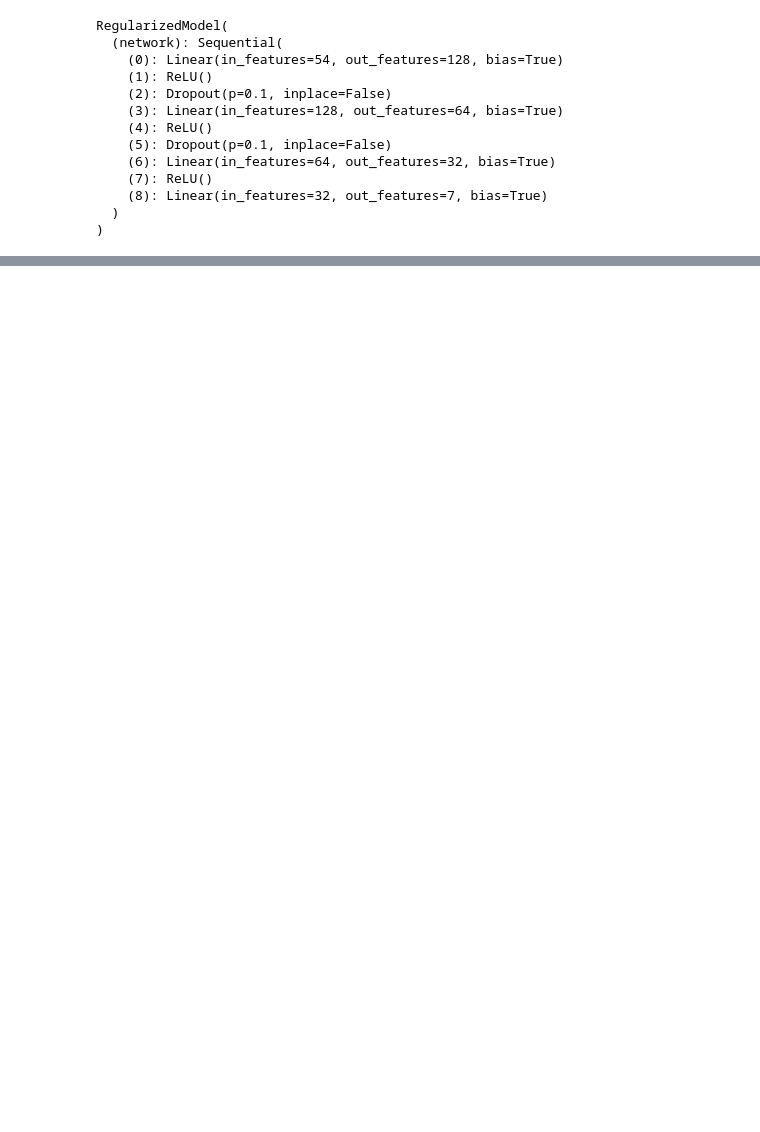
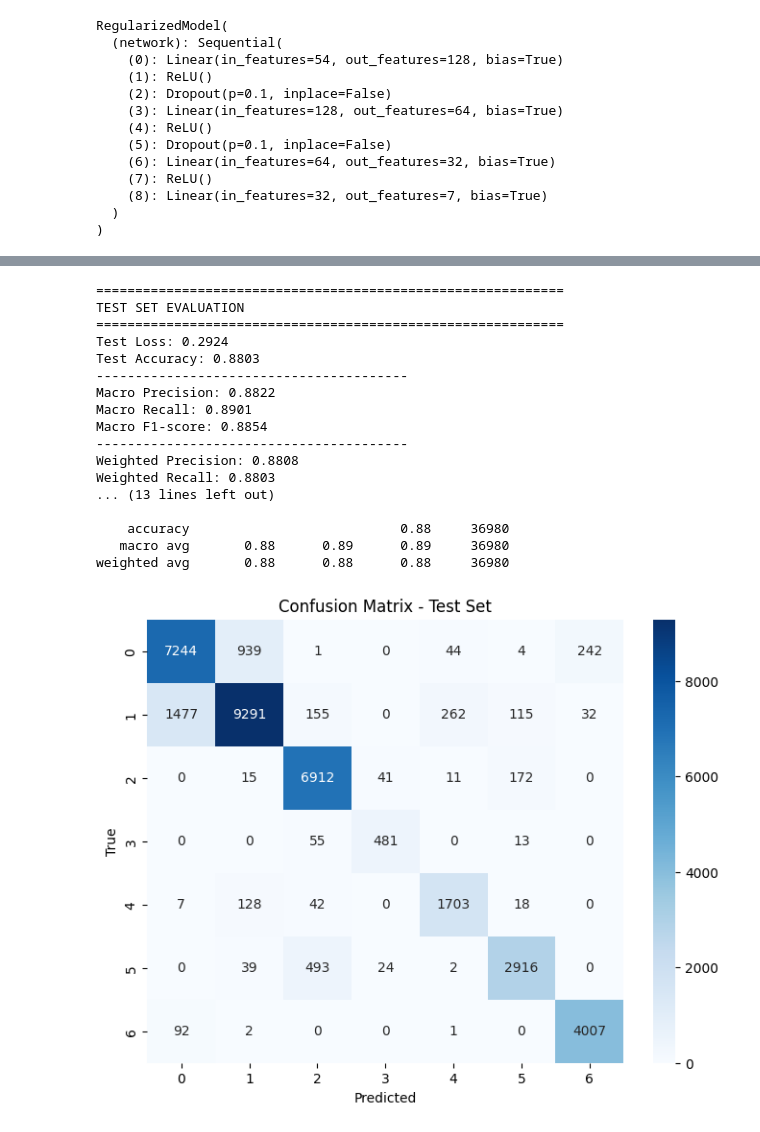
Before and after one commit to mabdellmohsenn/DL-AI46-SV, a Jupyter notebook: Task 2/Covertype-DL.ipynb, the cells around one changed output, grey strips where cells are left out. Drawn from its saved outputs; the diff is of its cells as text; code cells hidden in the pictures; blank space fills up the shorter version.

```diff
--- a/Task 2/Covertype-DL.ipynb
+++ b/Task 2/Covertype-DL.ipynb
@@ -680,0 +841,21 @@ plot_metrics(train_losses, val_losses, train_accuracies, val_accuracies)
+# %%
+evaluate_on_test(model, X_testTensors, y_testTensors, criterion, device)
+# %% [output]
+============================================================
+TEST SET EVALUATION
+============================================================
+Test Loss: 0.2924
+Test Accuracy: 0.8803
+----------------------------------------
+Macro Precision: 0.8822
+Macro Recall: 0.8901
+Macro F1-score: 0.8854
+----------------------------------------
+Weighted Precision: 0.8808
+Weighted Recall: 0.8803
+... (13 lines left out)
+
+    accuracy                           0.88     36980
+   macro avg       0.88      0.89      0.89     36980
+weighted avg       0.88      0.88      0.88     36980
+[figure, added]
```
Also changed, not shown: parts of 21 cells of this notebook.
